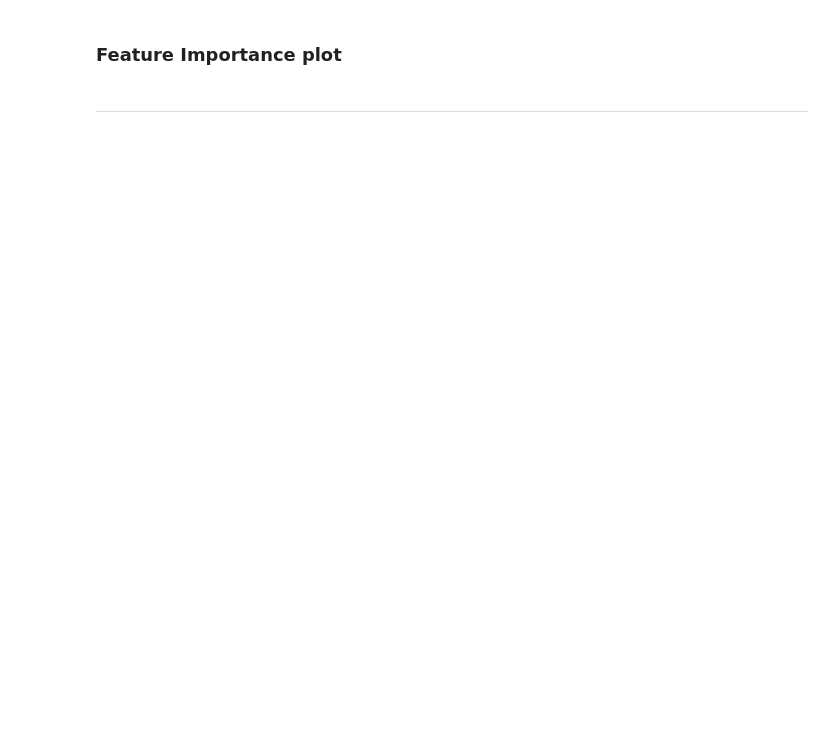
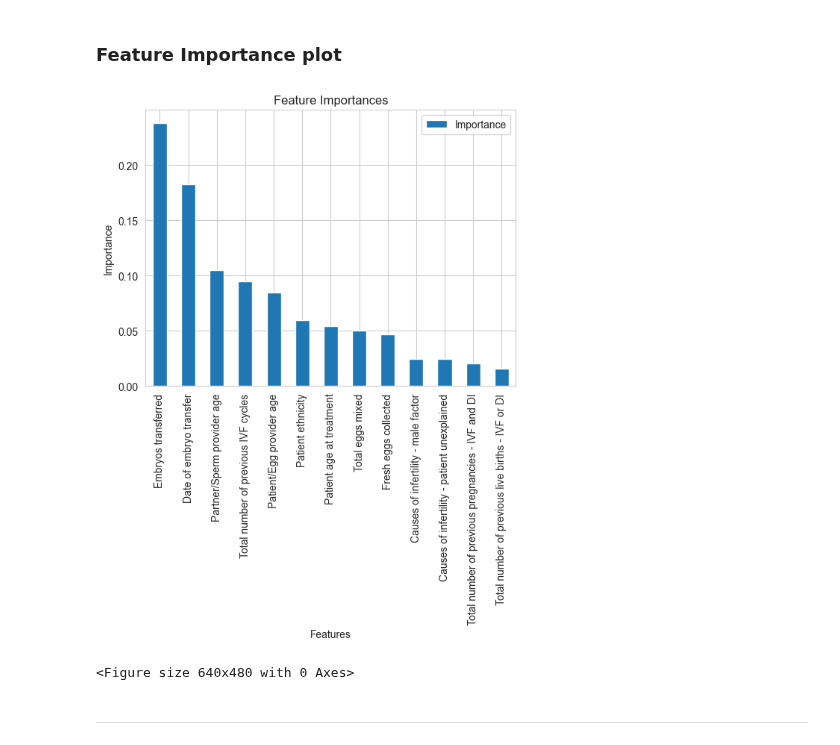
Before and after one commit to pswhdev/ivf-success-predictor, a Jupyter notebook: jupyter_notebooks/05 - Modeling and Evaluation Predict Success.ipynb, the cells around one changed output. Cells and saved outputs as stored; diff of their text form; code cells hidden in the pictures; blank space fills up the shorter version.

```diff
--- a/jupyter_notebooks/05 - Modeling and Evaluation Predict Success.ipynb
+++ b/jupyter_notebooks/05 - Modeling and Evaluation Predict Success.ipynb
@@ -962,10 +1276,16 @@ print(f"Model compressed and saved at: {file_path}/clf_pipeline_model.pkl.gz")
 # %% [markdown]
 ### Feature Importance plot
 # %%
-df_feature_importance.plot(kind='bar',x='Feature',y='Importance')
+aggregated_importances.plot(kind='bar', x='BaseFeature', y='Importance')
+plt.title('Feature Importances')
+plt.xlabel('Features')
+plt.ylabel('Importance')
 plt.show()
+# %% [output]
+[figure, added]
 # %%
-df_feature_importance.plot(kind='bar', x='Feature', y='Importance')
 plt.savefig(f'{file_path}/features_importance.png', bbox_inches='tight')
+# %% [output]
+<Figure size 640x480 with 0 Axes>
 # %% [markdown]
 ---
```
Also changed, not shown: parts of 39 cells of this notebook, 1 other file.
